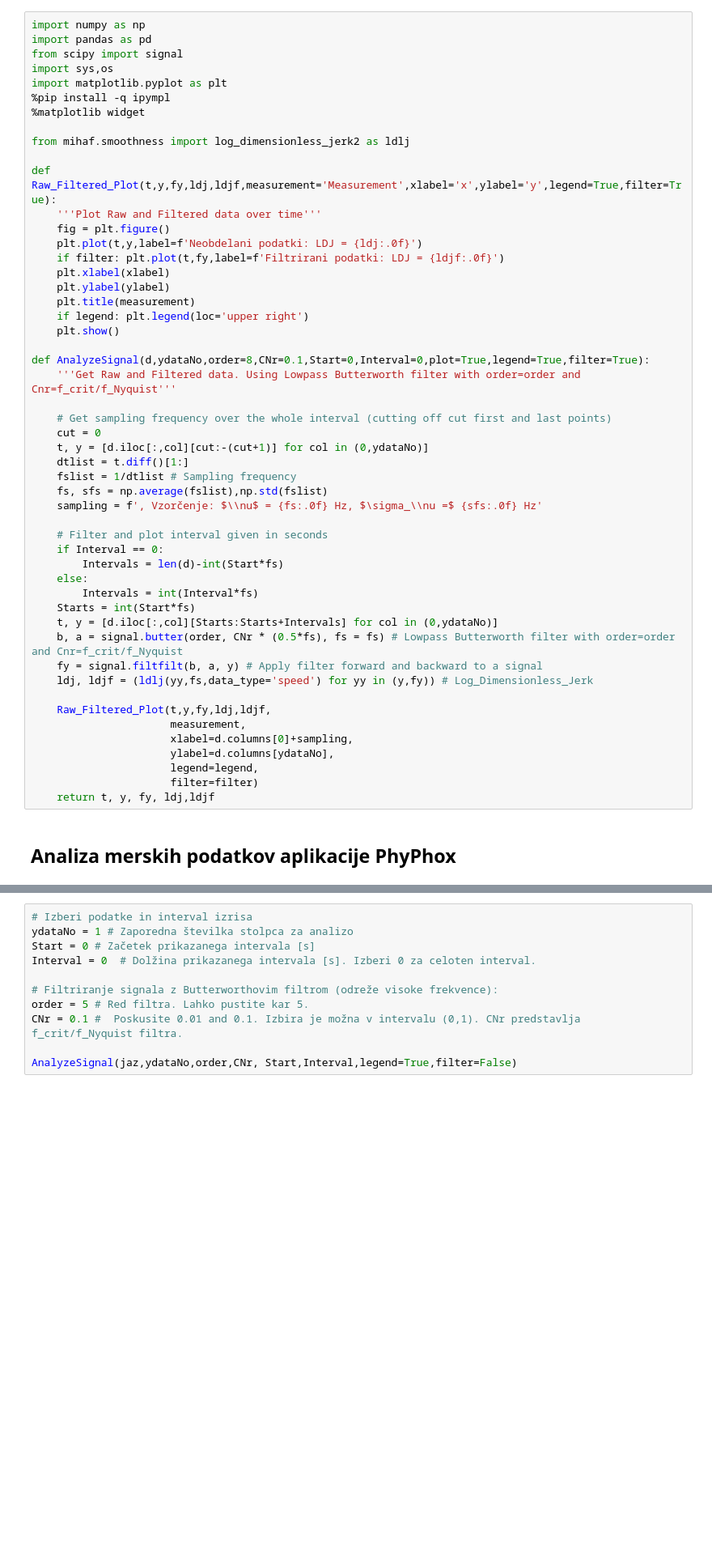
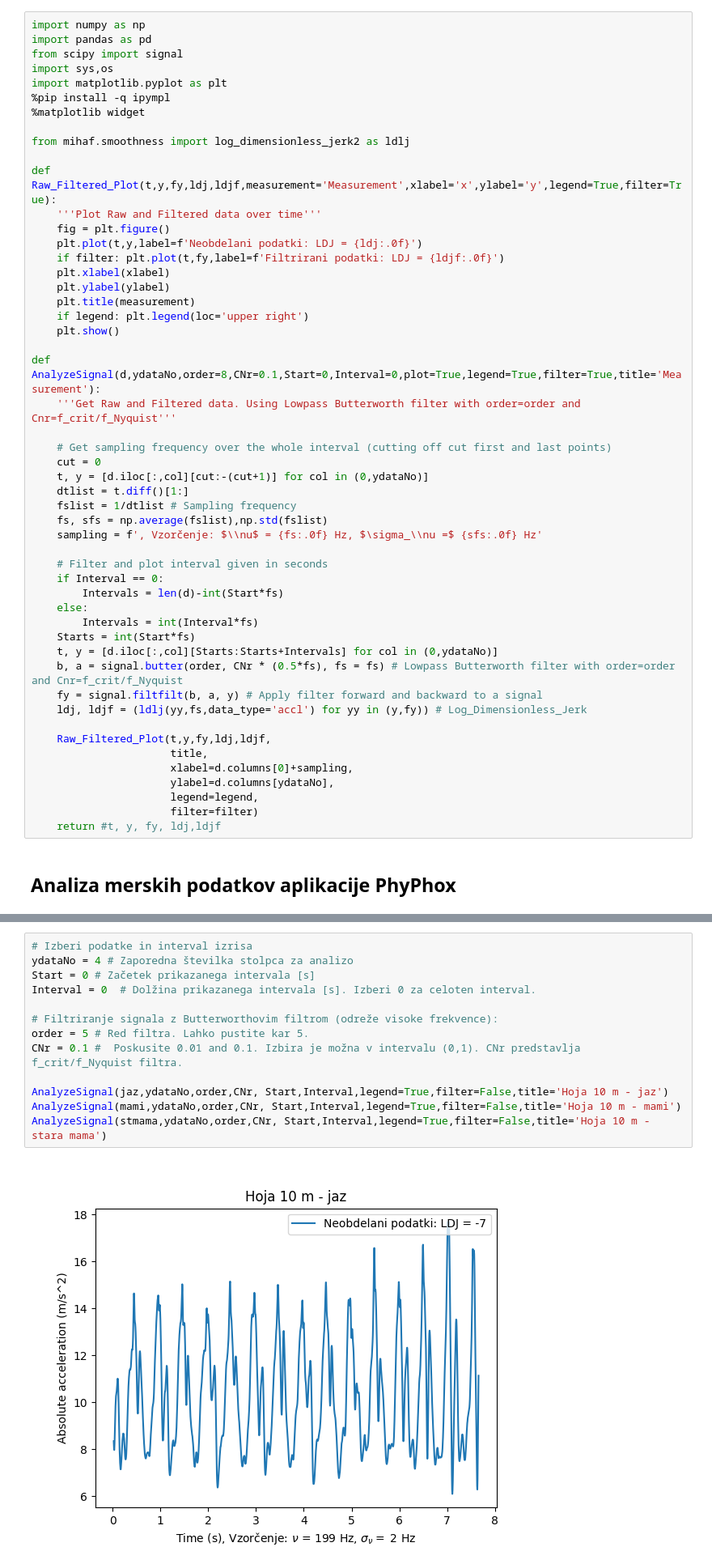
Before and after one commit to mihaf/pktzu, a Jupyter notebook: content/hoja.ipynb, the cells around one changed output, grey strips where cells are left out. Shown at 81% size. Cells and saved outputs as stored; diff of their text form; blank space fills up the shorter version.

Commit message:
Popravki v hoja

```diff
--- a/content/hoja.ipynb
+++ b/content/hoja.ipynb
@@ -26,7 +26,7 @@ def Raw_Filtered_Plot(t,y,fy,ldj,ldjf,measurement='Measurement',xlabel='x',ylabe
     if legend: plt.legend(loc='upper right')
     plt.show()
 
-def AnalyzeSignal(d,ydataNo,order=8,CNr=0.1,Start=0,Interval=0,plot=True,legend=True,filter=True):
+def AnalyzeSignal(d,ydataNo,order=8,CNr=0.1,Start=0,Interval=0,plot=True,legend=True,filter=True,title='Measurement'):
     '''Get Raw and Filtered data. Using Lowpass Butterworth filter with order=order and Cnr=f_crit/f_Nyquist'''
 
     # Get sampling frequency over the whole interval (cutting off cut first and last points)
@@ -46,15 +46,15 @@ def AnalyzeSignal(d,ydataNo,order=8,CNr=0.1,Start=0,Interval=0,plot=True,legend=
     t, y = [d.iloc[:,col][Starts:Starts+Intervals] for col in (0,ydataNo)]
     b, a = signal.butter(order, CNr * (0.5*fs), fs = fs) # Lowpass Butterworth filter with order=order and Cnr=f_crit/f_Nyquist
     fy = signal.filtfilt(b, a, y) # Apply filter forward and backward to a signal
-    ldj, ldjf = (ldlj(yy,fs,data_type='speed') for yy in (y,fy)) # Log_Dimensionless_Jerk
+    ldj, ldjf = (ldlj(yy,fs,data_type='accl') for yy in (y,fy)) # Log_Dimensionless_Jerk
 
     Raw_Filtered_Plot(t,y,fy,ldj,ldjf,
-                      measurement,
+                      title,
                       xlabel=d.columns[0]+sampling,
                       ylabel=d.columns[ydataNo],
                       legend=legend,
                       filter=filter)
-    return t, y, fy, ldj,ldjf
+    return #t, y, fy, ldj,ldjf
 # %% [markdown]
 ## Analiza merskih podatkov aplikacije PhyPhox
 # %%
@@ -64,11 +82,15 @@ jaz, mami, stmama = [pd.read_csv(measurement) for measurement in measurements]
 # %%
 # Izberi podatke in interval izrisa
-ydataNo = 1 # Zaporedna številka stolpca za analizo
+ydataNo = 4 # Zaporedna številka stolpca za analizo
 Start = 0 # Začetek prikazanega intervala [s]
 Interval = 0  # Dolžina prikazanega intervala [s]. Izberi 0 za celoten interval.
 
 # Filtriranje signala z Butterworthovim filtrom (odreže visoke frekvence):
 order = 5 # Red filtra. Lahko pustite kar 5.
 CNr = 0.1 #  Poskusite 0.01 and 0.1. Izbira je možna v intervalu (0,1). CNr predstavlja f_crit/f_Nyquist filtra.
 
-AnalyzeSignal(jaz,ydataNo,order,CNr, Start,Interval,legend=True,filter=False)
+AnalyzeSignal(jaz,ydataNo,order,CNr, Start,Interval,legend=True,filter=False,title='Hoja 10 m - jaz')
+AnalyzeSignal(mami,ydataNo,order,CNr, Start,Interval,legend=True,filter=False,title='Hoja 10 m - mami')
+AnalyzeSignal(stmama,ydataNo,order,CNr, Start,Interval,legend=True,filter=False,title='Hoja 10 m - stara mama')
+# %% [output]
+[figure, added]
```
Also changed, not shown: parts of 3 cells of this notebook.
